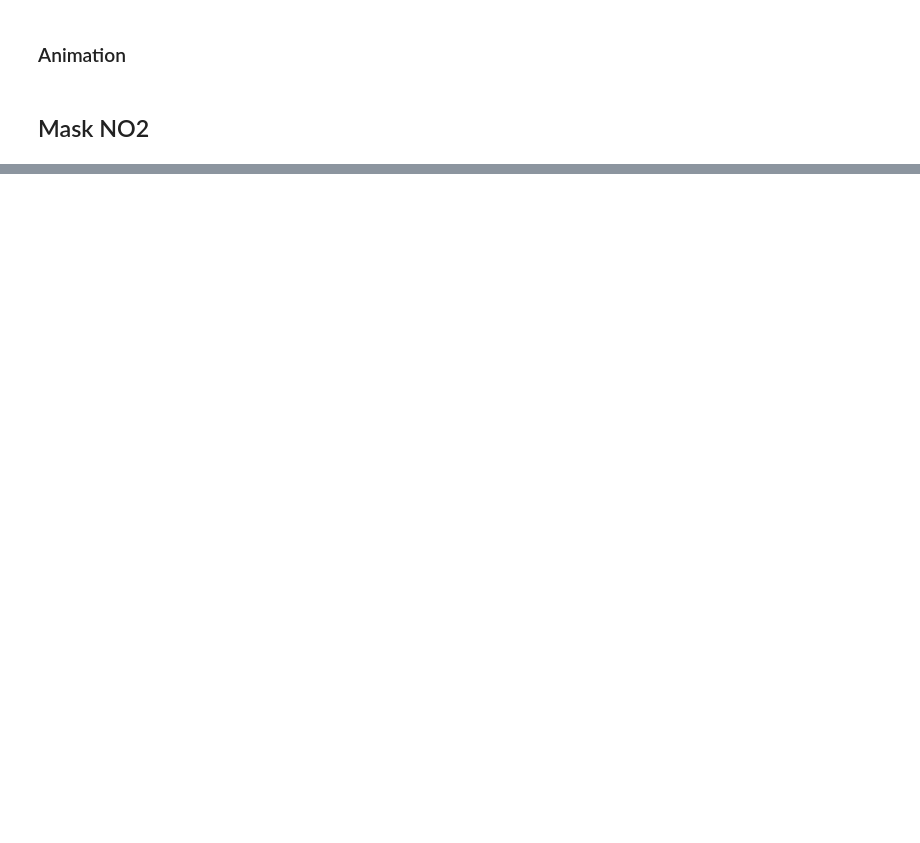
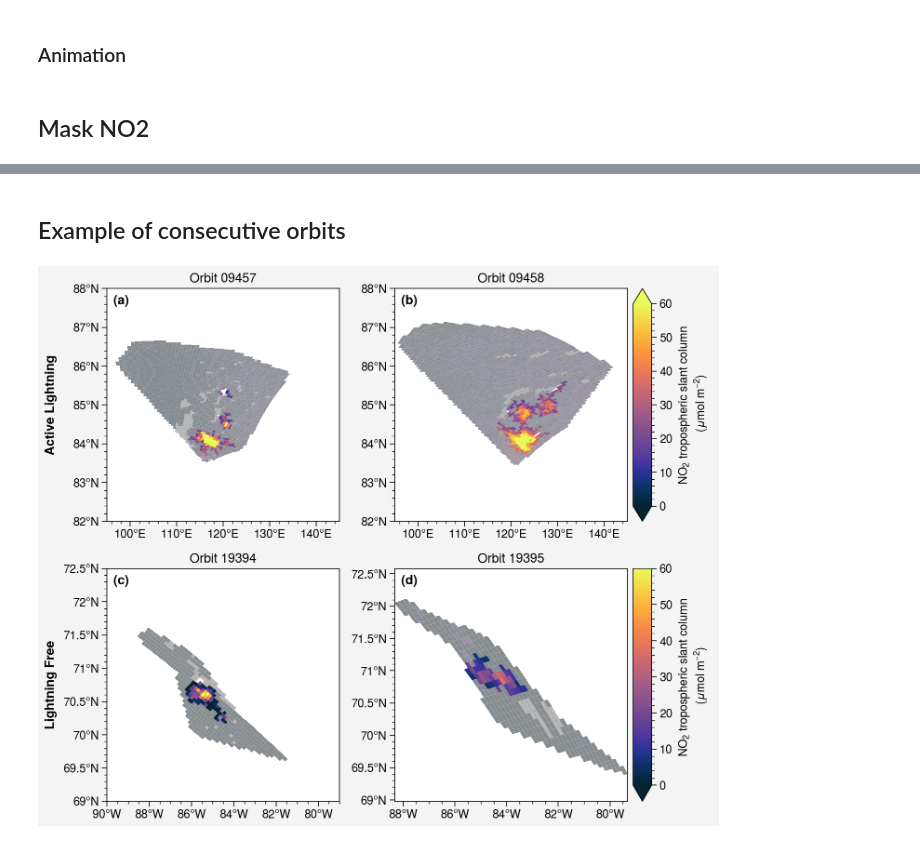
Before and after one commit to zxdawn/S5P-LNO2-Notebook, a Jupyter notebook: workflow/workflow.ipynb, the cells around one changed output, grey strips where cells are left out. Drawn from its saved outputs; the diff is of its cells as text; code cells hidden in the pictures; blank space fills up the shorter version.

```diff
--- a/workflow/workflow.ipynb
+++ b/workflow/workflow.ipynb
@@ -263,7 +264,8 @@ axs.format(xlim=(lon_min,lon_max), ylim=(lat_min,lat_max),
 # %%
-ds_t0 = xr.open_dataset('../data/S5P_LNO2_production.nc', group='/Case45/Swath09456/S5P').isel(time=0)
-ds_t1 = xr.open_dataset('../data/S5P_LNO2_production.nc', group='/Case45/Swath09457/S5P').isel(time=0)
-ds_t2 = xr.open_dataset('../data/S5P_LNO2_production.nc', group='/Case45/Swath09458/S5P').isel(time=0)
+ds_t0 = xr.open_dataset('../data/S5P_LNO2_production.nc', group='/Case11/Swath09456/S5P').isel(time=0)
+ds_t1 = xr.open_dataset('../data/S5P_LNO2_production.nc', group='/Case11/Swath09457/S5P').isel(time=0)
+ds_t2 = xr.open_dataset('../data/S5P_LNO2_production.nc', group='/Case11/Swath09458/S5P').isel(time=0)
+ds_t3 = xr.open_dataset('../data/S5P_LNO2_production.nc', group='/Case11/Swath09459/S5P').isel(time=0)
 # %%
 # set plot region
 lon_min = 95; lon_max = 145
@@ -297,0 +302,58 @@ The TROPOMI-detected NO2 tropospheric columns overlaid with (a) observed lightni
+# %% [markdown]
+## Example of consecutive orbits
+# %%
+ds_lifetime_t1 = xr.open_dataset('../data/S5P_LNO2_lifetime.nc', group='/Case2/Swath19394/S5P').isel(time=0)
+ds_lifetime_t2 = xr.open_dataset('../data/S5P_LNO2_lifetime.nc', group='/Case2/Swath19395/S5P').isel(time=0)
+# %%
+fig, axs = pplt.subplots(nrows=2, ncols=2, share=0)
+
+############### subplot 1 ###############
+(ds_t1['scdTrop']*1e6).where(ds_t1['lightning_mask']>0).plot(ax=axs[0], x='longitude', y='latitude',
+                                            cmap='Thermal', vmin=0, vmax=60, discrete=False,
+                                            add_colorbar=False, rasterized=True
+                                            )
+
+ds_t1['lno2_mask'].where((ds_t1['lno2_mask']==0)&(ds_t1['lightning_mask']>0)).plot(ax=axs[0], x='longitude', y='latitude', cmap='Greys', add_colorbar=False, alpha=0.8, rasterized=True)
+
+############### subplot 2 ###############
+(ds_t2['scdTrop']*1e6).where(ds_t2['lightning_mask']>0).plot(ax=axs[1], x='longitude', y='latitude',
+                                            cmap='Thermal', vmin=0, vmax=60, discrete=False, rasterized=True,
+                                            cbar_kwargs={'label': 'NO$_2$ tropospheric slant column \n ($\mu$mol m$^{-2}$)'})
+
+ds_t2['lno2_mask'].where((ds_t2['lno2_mask']==0)&(ds_t2['lightning_mask']>0)).plot(ax=axs[1], x='longitude', y='latitude', cmap='Greys', add_colorbar=False, alpha=0.8, rasterized=True)
+
+
+
+############### subplot 3 ###############
+(ds_lifetime_t1['scdTrop']*1e6).where(ds_lifetime_t1['lightning_mask']>0).plot(ax=axs[2], x='longitude', y='latitude',
+                                            cmap='Thermal', vmin=0, vmax=60, discrete=False,
+                                            add_colorbar=False, rasterized=True,
+                                            )
+
+ds_lifetime_t1['lno2_mask'].where((ds_lifetime_t1['lno2_mask']==0)&(ds_lifetime_t1['lightning_mask']>0)).plot(ax=axs[2], x='longitude', y='latitude', cmap='Greys', add_colorbar=False, alpha=0.8, rasterized=True)
+
+
+############### subplot 4 ###############
+(ds_lifetime_t2['scdTrop']*1e6).where(ds_lifetime_t2['lightning_mask']>0).plot(ax=axs[3], x='longitude', y='latitude',
+                                            cmap='Thermal', vmin=0, vmax=60, discrete=False, rasterized=True,
+                                            cbar_kwargs={'label': 'NO$_2$ tropospheric slant column \n ($\mu$mol m$^{-2}$)'})
+
+ds_lifetime_t2['lno2_mask'].where((ds_lifetime_t2['lno2_mask']==0)&(ds_lifetime_t2['lightning_mask']>0)).plot(ax=axs[3], x='longitude', y='latitude', cmap='Greys', add_colorbar=False, alpha=0.8, rasterized=True)
+
+
+title=['Orbit '+ds_t1.attrs['s5p_filename'].split('_')[-4], 'Orbit '+ds_t2.attrs['s5p_filename'].split('_')[-4],
+       'Orbit '+ds_lifetime_t1.attrs['s5p_filename'].split('_')[-4], 'Orbit '+ds_lifetime_t2.attrs['s5p_filename'].split('_')[-4],]
+
+axs[:2].format(xlim=(lon_min,lon_max), ylim=(lat_min,lat_max))
+axs[2].format(xlim=(-90, -79), ylim=(69, 72.5))
+
+axs.format(xlabel='', ylabel='',
+           leftlabels=['Active Lightning', 'Lightning Free'],
+           xformatter='deglon', yformatter='deglat',
+           grid=False, abcloc='ul', abc='(a)',
+           title=title
+           )
+
+fig.savefig('../figures/consecutive_orbits.pdf')
+# %% [output]
+[figure, added]
```
Also changed, not shown: parts of 6 cells of this notebook.
